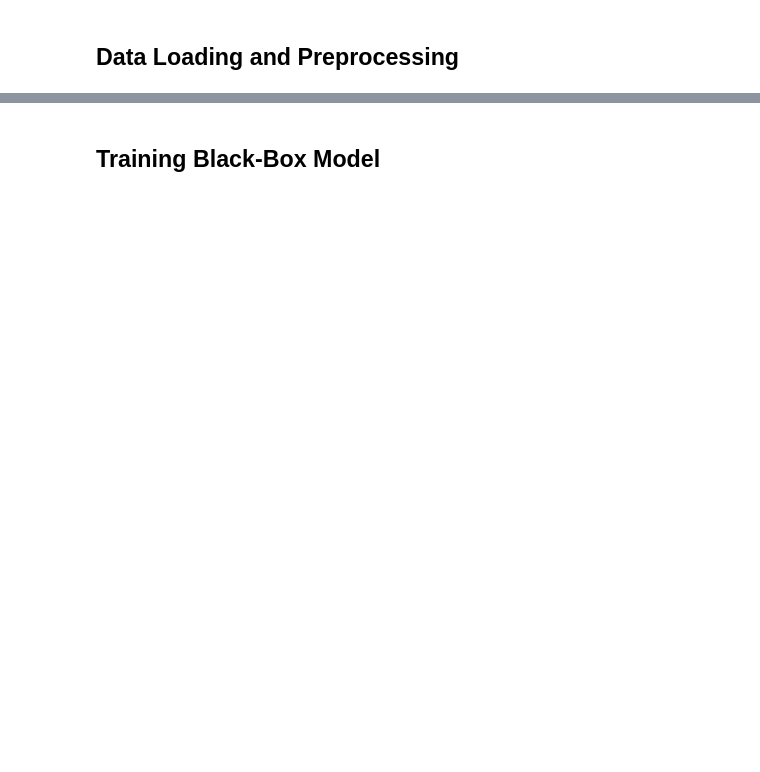
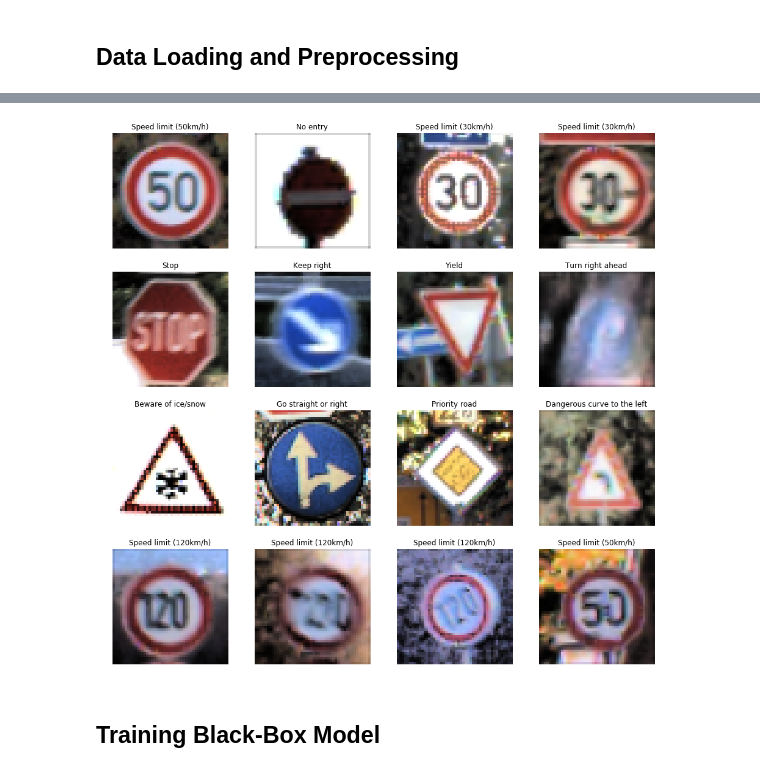
Before and after one commit to rkingery/adversarial-ml, a Jupyter notebook: gtsrb-attack.ipynb, the cells around one changed output, grey strips where cells are left out. Drawn from its saved outputs; the diff is of its cells as text; code cells hidden in the pictures; blank space fills up the shorter version.

```diff
--- a/gtsrb-attack.ipynb
+++ b/gtsrb-attack.ipynb
@@ -50,20 +87,26 @@ def get_class(image_path):
 # %%
 warnings.filterwarnings('ignore')
 
-data_dir = Path('./data/GTSRB/Final_Training/Images')
-images = []
-labels = []
+data_dir = Path('./data')
 
-image_paths = list(data_dir.glob('*/*.ppm'))
+bbox_dir = data_dir/'GTSRB/Final_Training/Images'
+X_bbox = []
+y_bbox = []
+
+size = 48
+n_max = -1
+
+image_paths = list(bbox_dir.glob('*/*.ppm'))
 np.random.shuffle(image_paths)
-for image_path in tqdm(image_paths):
+for image_path in tqdm(image_paths[:n_max]):
     image = imread(image_path)
-    image = preprocess_image(image,size=48)
-    images.append(image)
+    image = preprocess_image(image,size=size)
+    X_bbox.append(image)
     label = get_class(image_path)
-    labels.append(label)
+    y_bbox.append(label)
 
-X = np.array(images, dtype='float32')
-y = np.eye(max(labels)+1, dtype='uint8')[labels]
+X_bbox = np.array(X_bbox, dtype='float32')
+y_bbox = np.array(y_bbox, dtype=int)
+Y_bbox = to_categorical(y_bbox,num_classes=43)
 # %% [output]
 [interactive output not drawn]
@@ -74,0 +113,17 @@ X.shape, y.shape
+# %%
+sub_dir = data_dir/'GTSRB/Final_Test/Images'
+
+sub = pd.read_csv(data_dir/'GT-final_test.csv',sep=';')
+
+# Load test dataset
+X_sub = []
+y_sub = []
+zipped = list(zip(list(sub.Filename),list(sub.ClassId)))
+for file_name, class_id in tqdm(zipped[:n_max]):
+    image_path = data_dir/'GTSRB/Final_Test/Images'/file_name
+    X_sub.append(preprocess_image(imread(image_path),size=size))
+    y_sub.append(class_id)
+
+X_sub = np.array(X_sub, dtype='float32')
+y_sub = np.array(y_sub, dtype=int)
+Y_sub = to_categorical(y_sub,num_classes=43)
@@ -75,2 +137,6 @@ X.shape, y.shape
+# %%
+plot_stacked_images(X_sub,y_sub,size=size)
+# %% [output]
+[figure, added]
 # %% [markdown]
 ## Training Black-Box Model
```
Also changed, not shown: parts of 15 cells of this notebook.
